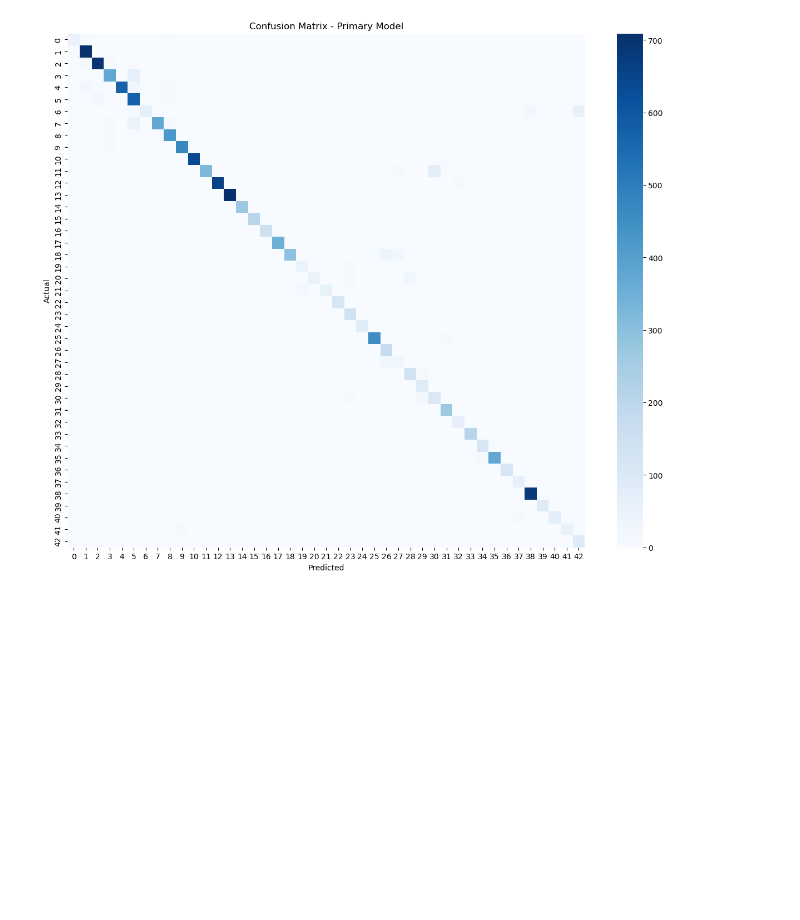
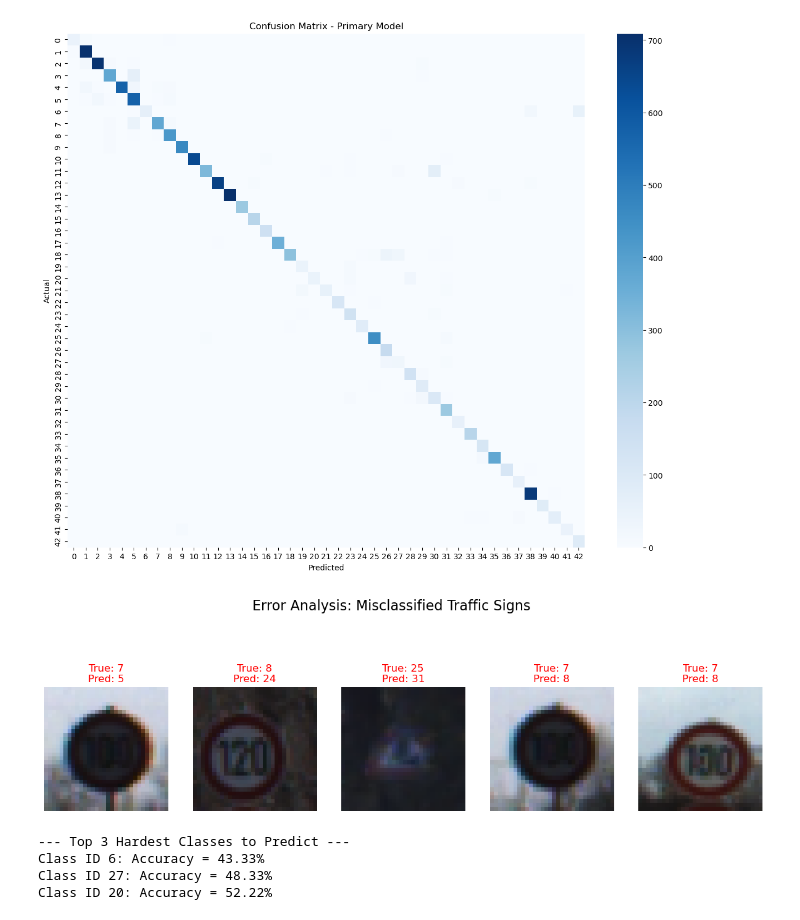
Before and after one commit to shawn01-kubo/DS-6050-Final-Project, a Jupyter notebook: Final project.ipynb, the cells around one changed output. Cells and saved outputs as stored; diff of their text form; code cells hidden in the pictures; blank space fills up the shorter version.

Commit message:
add Error Analysis code

```diff
--- a/Final project.ipynb
+++ b/Final project.ipynb
@@ -329,3 +331,54 @@ Evaluation for Custom CNN (Primary):
    macro avg       0.88      0.89      0.87     12630
 weighted avg       0.93      0.92      0.92     12630
 [figure]
+# %%
+# 1. Identify and Visualize Misclassifications
+
+# 1. Collect a set of images and labels from the test set for visualization
+test_images = []
+test_labels = []
+for x, y in test_ds.take(10): # Take a few batches
+    test_images.append(x.numpy())
+    test_labels.append(y.numpy())
+
+test_images = np.concatenate(test_images, axis=0)
+test_labels = np.concatenate(test_labels, axis=0)
+
+# 2. Get predictions
+preds = primary_model.predict(test_images, verbose=0)
+pred_labels = np.argmax(preds, axis=1)
+
+# 3. Find indices where predictions do not match actual labels
+error_indices = np.where(pred_labels != test_labels)[0]
+
+# 4. Visualize the first 5 errors
+plt.figure(figsize=(15, 5))
+for i, idx in enumerate(error_indices[:5]):
+    plt.subplot(1, 5, i+1)
+    plt.imshow(test_images[idx])
+    plt.title(f"True: {test_labels[idx]}\nPred: {pred_labels[idx]}", color='red')
+    plt.axis('off')
+plt.suptitle("Error Analysis: Misclassified Traffic Signs", fontsize=16)
+plt.show()
+# %% [output]
+[figure, added]
+# %%
+from sklearn.metrics import recall_score
+
+# Calculate recall (accuracy) for each class
+# We use the y_true and y_pred we generated in the evaluation step
+cls_report = classification_report(y_true, y_pred, output_dict=True)
+
+# Extract accuracy per class and sort
+class_accuracies = {k: v['recall'] for k, v in cls_report.items() if k.isdigit()}
+sorted_classes = sorted(class_accuracies.items(), key=lambda item: item[1])
+
+print("--- Top 3 Hardest Classes to Predict ---")
+for i in range(3):
+    class_id, acc = sorted_classes[i]
+    print(f"Class ID {class_id}: Accuracy = {acc*100:.2f}%")
+# %% [output]
+--- Top 3 Hardest Classes to Predict ---
+Class ID 6: Accuracy = 43.33%
+Class ID 27: Accuracy = 48.33%
+Class ID 20: Accuracy = 52.22%
```
Also changed, not shown: parts of 1 cell of this notebook.
